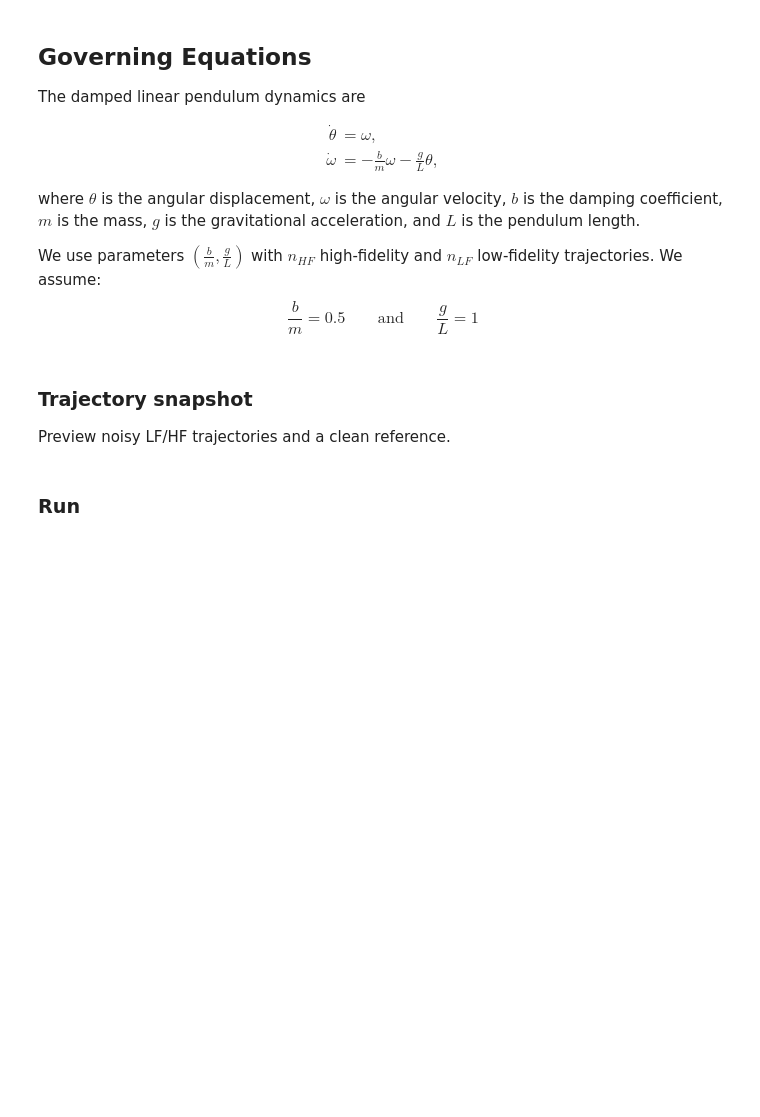
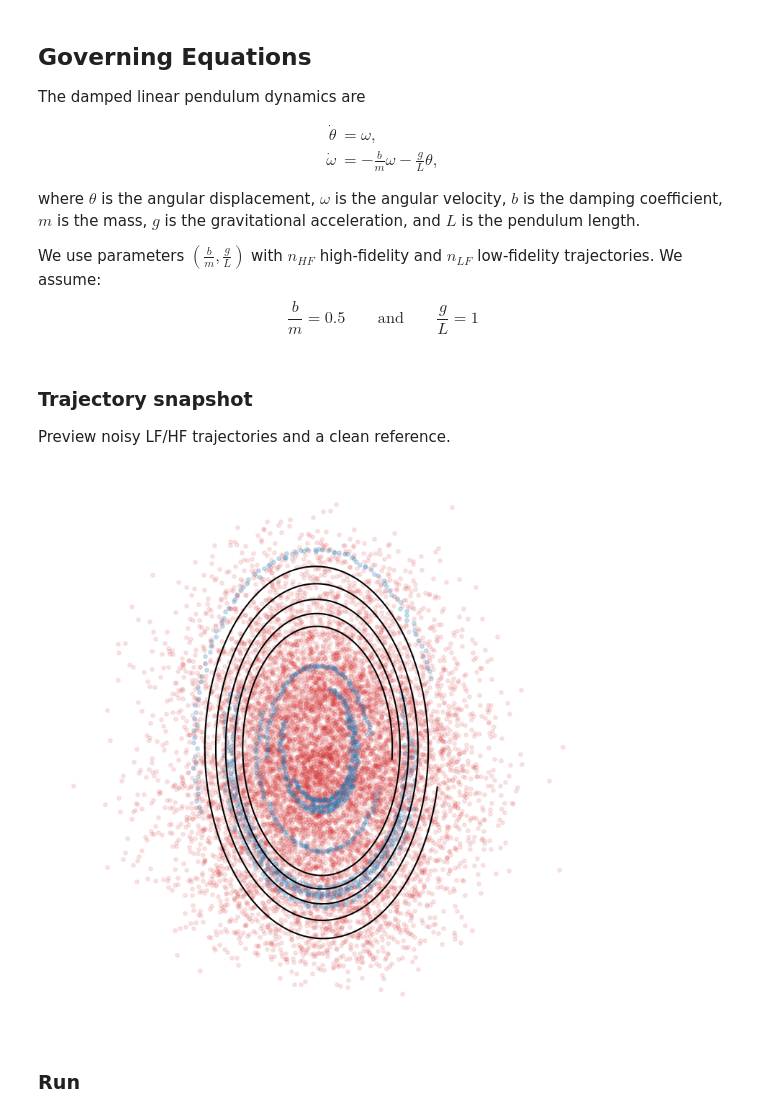
Before and after one commit to filippozacchei/WLS-Sindy, a Jupyter notebook: examples/pendulum/part1.ipynb, the cells around one changed output. Drawn from its saved outputs; the diff is of its cells as text; code cells hidden in the pictures; blank space fills up the shorter version.

```diff
--- a/examples/pendulum/part1.ipynb
+++ b/examples/pendulum/part1.ipynb
@@ -55,76 +55,34 @@ $$
 ### Trajectory snapshot
 Preview noisy LF/HF trajectories and a clean reference.
 # %%
-# regenerate HF / LF datasets using the *absolute* noise levels from MF experiment
-X_hf_noisy, t_train, _ = generate_pendulum_dataset(
-    n_traj=cfg.n_hf,
-    T=1,
-    dt=cfg.dt,
-    noise_level=noise_hf_abs,
-    seed=cfg.seed_base,
-)
+from mfsindy.cases.pendulum_plots import plot_multifidelity_trajectories
 
-X_lf_noisy, _, _ = generate_pendulum_dataset(
-    n_traj=cfg.n_lf,
-    T=1,
-    dt=cfg.dt,
-    noise_level=noise_lf_abs,
-    seed=cfg.seed_base+100,
-)
-
-# long clean reference trajectory (no noise)
 X_ref, _, _ = generate_pendulum_dataset(
     n_traj=1,
     T=10.0,
     dt=cfg.dt,
     noise_level=0.0,
     seed=cfg.seed_base+10,
 )
 
-fig, ax = plt.subplots(figsize=(5, 5), dpi=150)
-
-# LF trajectories (noisy) – red
-for X in X_lf_noisy:
-    ax.plot(
-        X[::10, 0],
-        X[::10, 1],
-        ".",
-        color="tab:red",
-        alpha=0.1,
-        linewidth=0.6,
-    )
-
-# HF trajectories (noisy) – blue
-for X in X_hf_noisy:
-    ax.plot(
-        X[::10, 0],
-        X[::10, 1],
-        ".",
-        color="tab:blue",
-        alpha=0.2,
-        linewidth=0.8,
-    )
-
-# Clean reference trajectory – black
-ax.plot(
-    X_ref[0][:, 0],
-    X_ref[0][:, 1],
-    "-",
-    color="black",
-    alpha=1.0,
-    linewidth=1.0,
+X_hf_noisy, t_train, _ = generate_pendulum_dataset(
+    n_traj=cfg.n_hf,
+    T=1,
+    dt=cfg.dt,
+    noise_level=cfg.noise_hf_rel*np.std(X_ref),
+    seed=cfg.seed_base,
 )
 
-# Remove ticks and spines for a clean, compact panel
-ax.set_xticks([])
-ax.set_yticks([])
-for spine in ax.spines.values():
-    spine.set_visible(False)
-
-ax.grid(False)
-
-plt.tight_layout(pad=0.05)
-plt.show()
+X_lf_noisy, _, _ = generate_pendulum_dataset(
+    n_traj=cfg.n_lf,
+    T=1,
+    dt=cfg.dt,
+    noise_level=cfg.noise_lf_rel*np.std(X_ref),
+    seed=cfg.seed_base+100,
+)
+plot_multifidelity_trajectories(X_hf_noisy, X_lf_noisy, X_ref)
+# %% [output]
+[figure, added]
 # %% [markdown]
 ### Run
 # %%
```
Also changed, not shown: parts of 1 cell of this notebook, 9 other files.
